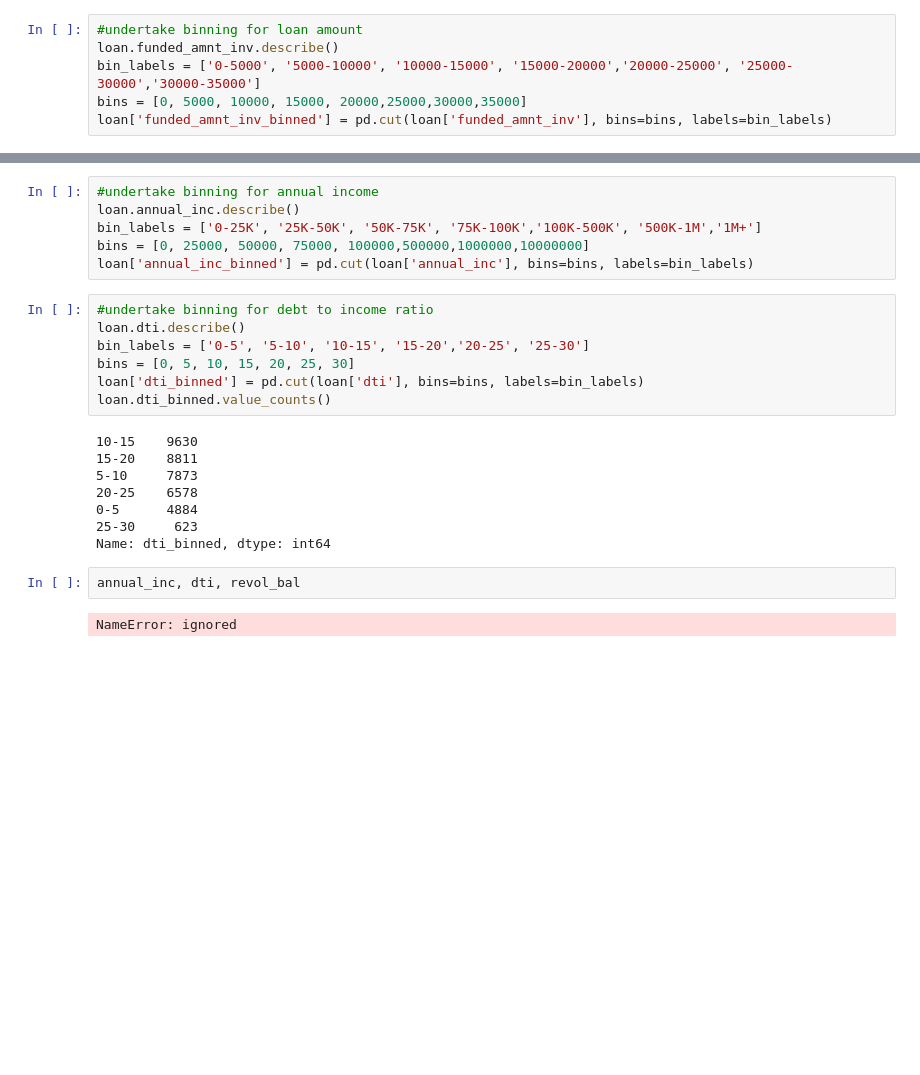
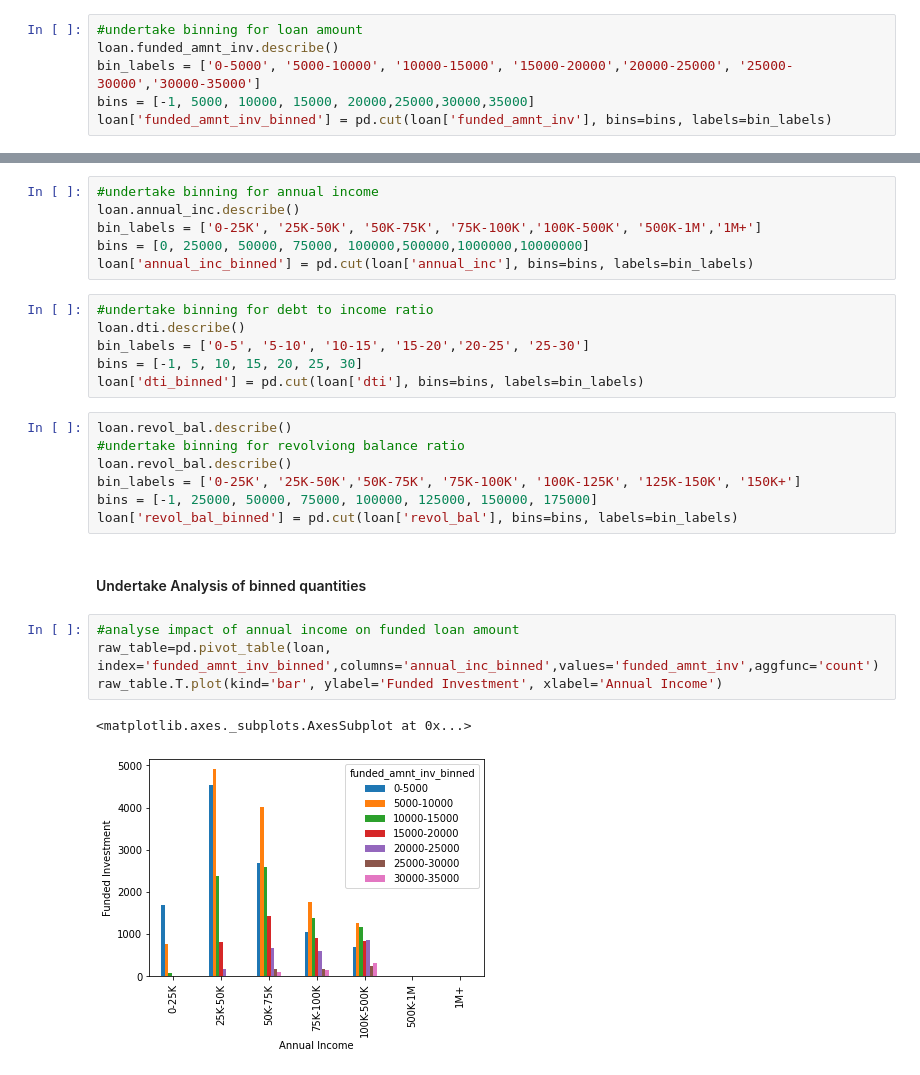
Before and after one commit to ishankarve/upgrad_lending_club_case_study, a Jupyter notebook: Ishan Karve.ipynb, the cells around one changed output, grey strips where cells are left out. Cells and saved outputs as stored; diff of their text form; blank space fills up the shorter version.

Commit message:
undertaking analysis

```diff
--- a/Ishan Karve.ipynb
+++ b/Ishan Karve.ipynb
@@ -592,7 +494,7 @@ Name: total_acc, dtype: int64
 #undertake binning for loan amount
 loan.funded_amnt_inv.describe()
 bin_labels = ['0-5000', '5000-10000', '10000-15000', '15000-20000','20000-25000', '25000-30000','30000-35000']
-bins = [0, 5000, 10000, 15000, 20000,25000,30000,35000]
+bins = [-1, 5000, 10000, 15000, 20000,25000,30000,35000]
 loan['funded_amnt_inv_binned'] = pd.cut(loan['funded_amnt_inv'], bins=bins, labels=bin_labels)
 # %%
 #undertake binning for interest rate
@@ -610,18 +512,21 @@ loan['annual_inc_binned'] = pd.cut(loan['annual_inc'], bins=bins, labels=bin_lab
 #undertake binning for debt to income ratio
 loan.dti.describe()
 bin_labels = ['0-5', '5-10', '10-15', '15-20','20-25', '25-30']
-bins = [0, 5, 10, 15, 20, 25, 30]
+bins = [-1, 5, 10, 15, 20, 25, 30]
 loan['dti_binned'] = pd.cut(loan['dti'], bins=bins, labels=bin_labels)
-loan.dti_binned.value_counts()
-# %% [output]
-10-15    9630
-15-20    8811
-5-10     7873
-20-25    6578
-0-5      4884
-25-30     623
-Name: dti_binned, dtype: int64
-# %%
-annual_inc, dti, revol_bal
-# %% [output]
-NameError: ignored
+# %%
+loan.revol_bal.describe()
+#undertake binning for revolviong balance ratio
+loan.revol_bal.describe()
+bin_labels = ['0-25K', '25K-50K','50K-75K', '75K-100K', '100K-125K', '125K-150K', '150K+']
+bins = [-1, 25000, 50000, 75000, 100000, 125000, 150000, 175000]
+loan['revol_bal_binned'] = pd.cut(loan['revol_bal'], bins=bins, labels=bin_labels)
+# %% [markdown]
+#### Undertake Analysis of binned quantities
+# %%
+#analyse impact of annual income on funded loan amount
+raw_table=pd.pivot_table(loan, index='funded_amnt_inv_binned',columns='annual_inc_binned',values='funded_amnt_inv',aggfunc='count')
+raw_table.T.plot(kind='bar', ylabel='Funded Investment', xlabel='Annual Income')
+# %% [output]
+<matplotlib.axes._subplots.AxesSubplot at 0x...>
+[figure, added]
```
Also changed, not shown: parts of 10 cells of this notebook.
